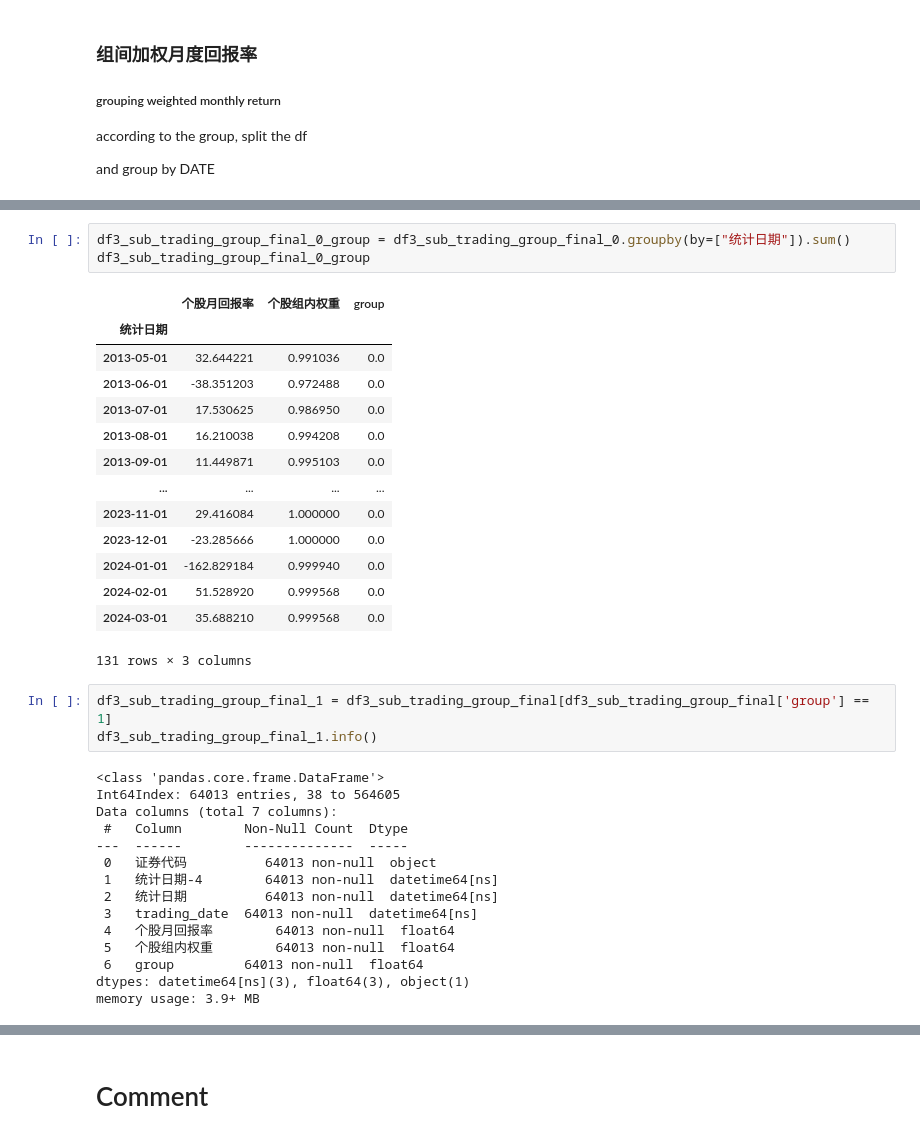
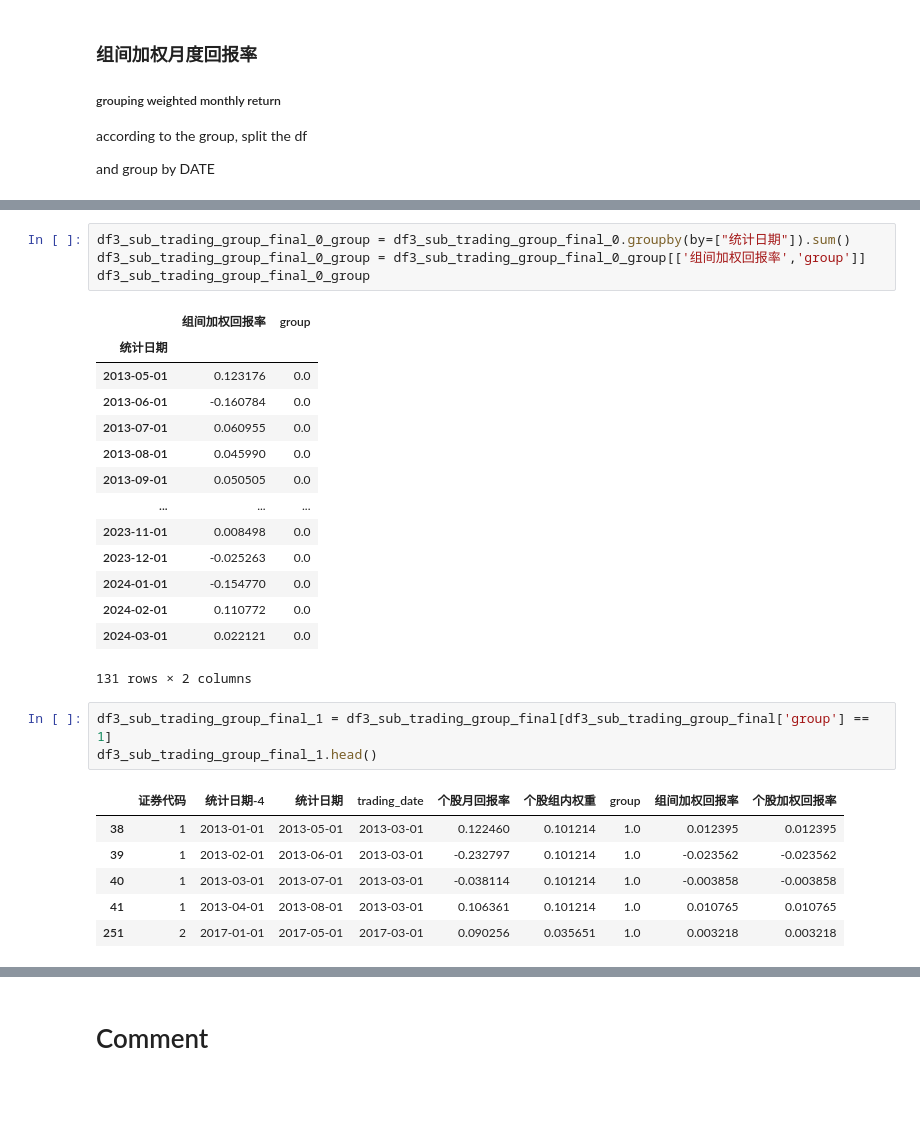
Before and after one commit to Prussia/playJupyter, a Jupyter notebook: testproj/计算加权回报率.ipynb, the cells around one changed output, grey strips where cells are left out. Cells and saved outputs as stored; diff of their text form; blank space fills up the shorter version.

```diff
--- a/testproj/计算加权回报率.ipynb
+++ b/testproj/计算加权回报率.ipynb
@@ -946,38 +948,31 @@ memory usage: 3.9+ MB
 # %%
 df3_sub_trading_group_final_0_group = df3_sub_trading_group_final_0.groupby(by=["统计日期"]).sum()
+df3_sub_trading_group_final_0_group = df3_sub_trading_group_final_0_group[['组间加权回报率','group']]
 df3_sub_trading_group_final_0_group
 # %% [output]
-|  | 个股月回报率 | 个股组内权重 | group |
-| 统计日期 |  |  |  |
-| 2013-05-01 | 32.644221 | 0.991036 | 0.0 |
-| 2013-06-01 | -38.351203 | 0.972488 | 0.0 |
-| 2013-07-01 | 17.530625 | 0.986950 | 0.0 |
-| 2013-08-01 | 16.210038 | 0.994208 | 0.0 |
-| 2013-09-01 | 11.449871 | 0.995103 | 0.0 |
-| ... | ... | ... | ... |
-| 2023-11-01 | 29.416084 | 1.000000 | 0.0 |
-| 2023-12-01 | -23.285666 | 1.000000 | 0.0 |
-| 2024-01-01 | -162.829184 | 0.999940 | 0.0 |
-| 2024-02-01 | 51.528920 | 0.999568 | 0.0 |
-| 2024-03-01 | 35.688210 | 0.999568 | 0.0 |
+|  | 组间加权回报率 | group |
+| 统计日期 |  |  |
+| 2013-05-01 | 0.123176 | 0.0 |
+| 2013-06-01 | -0.160784 | 0.0 |
+| 2013-07-01 | 0.060955 | 0.0 |
+| 2013-08-01 | 0.045990 | 0.0 |
+| 2013-09-01 | 0.050505 | 0.0 |
+| ... | ... | ... |
+| 2023-11-01 | 0.008498 | 0.0 |
+| 2023-12-01 | -0.025263 | 0.0 |
+| 2024-01-01 | -0.154770 | 0.0 |
+| 2024-02-01 | 0.110772 | 0.0 |
+| 2024-03-01 | 0.022121 | 0.0 |
-131 rows × 3 columns
+131 rows × 2 columns
 # %%
 df3_sub_trading_group_final_1 = df3_sub_trading_group_final[df3_sub_trading_group_final['group'] == 1]
-df3_sub_trading_group_final_1.info()
+df3_sub_trading_group_final_1.head()
 # %% [output]
-<class 'pandas.core.frame.DataFrame'>
-Int64Index: 64013 entries, 38 to 564605
-Data columns (total 7 columns):
- #   Column        Non-Null Count  Dtype
----  ------        --------------  -----
- 0   证券代码          64013 non-null  object
- 1   统计日期-4        64013 non-null  datetime64[ns]
- 2   统计日期          64013 non-null  datetime64[ns]
- 3   trading_date  64013 non-null  datetime64[ns]
- 4   个股月回报率        64013 non-null  float64
- 5   个股组内权重        64013 non-null  float64
- 6   group         64013 non-null  float64
-dtypes: datetime64[ns](3), float64(3), object(1)
-memory usage: 3.9+ MB
+|  | 证券代码 | 统计日期-4 | 统计日期 | trading_date | 个股月回报率 | 个股组内权重 | group | 组间加权回报率 | 个股加权回报率 |
+| 38 | 1 | 2013-01-01 | 2013-05-01 | 2013-03-01 | 0.122460 | 0.101214 | 1.0 | 0.012395 | 0.012395 |
+| 39 | 1 | 2013-02-01 | 2013-06-01 | 2013-03-01 | -0.232797 | 0.101214 | 1.0 | -0.023562 | -0.023562 |
+| 40 | 1 | 2013-03-01 | 2013-07-01 | 2013-03-01 | -0.038114 | 0.101214 | 1.0 | -0.003858 | -0.003858 |
+| 41 | 1 | 2013-04-01 | 2013-08-01 | 2013-03-01 | 0.106361 | 0.101214 | 1.0 | 0.010765 | 0.010765 |
+| 251 | 2 | 2017-01-01 | 2017-05-01 | 2017-03-01 | 0.090256 | 0.035651 | 1.0 | 0.003218 | 0.003218 |
 # %%
 df3_sub_trading_group_final_1_group = df3_sub_trading_group_final_1.groupby(by=["统计日期"]).sum()
```
Also changed, not shown: parts of 13 cells of this notebook.
